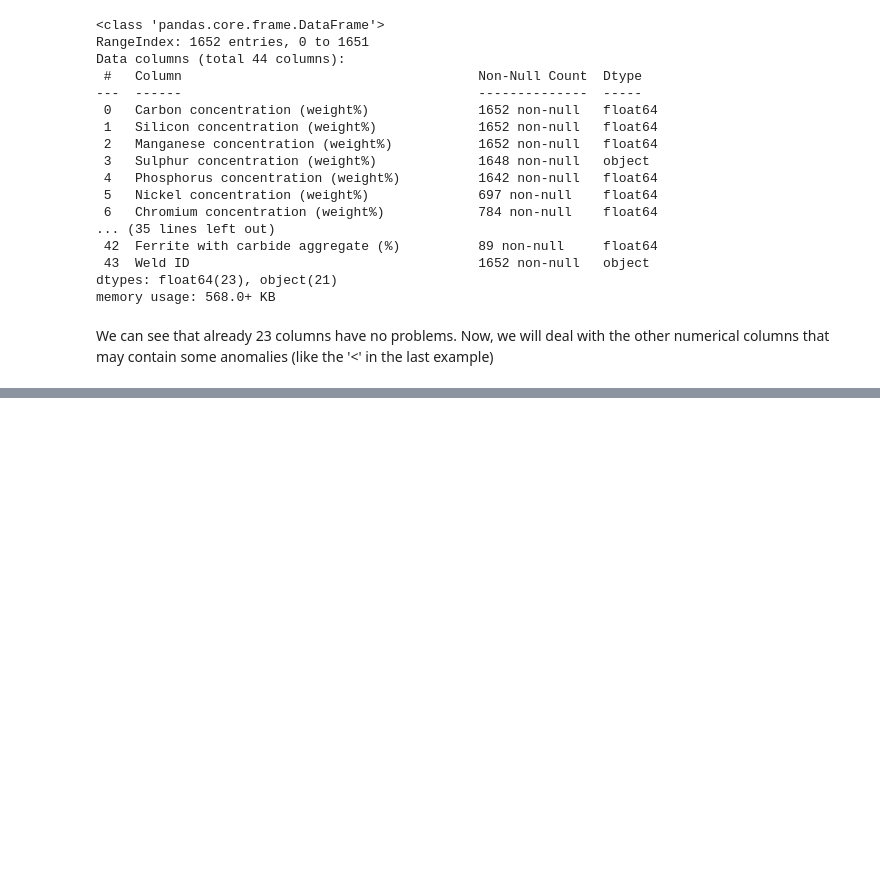
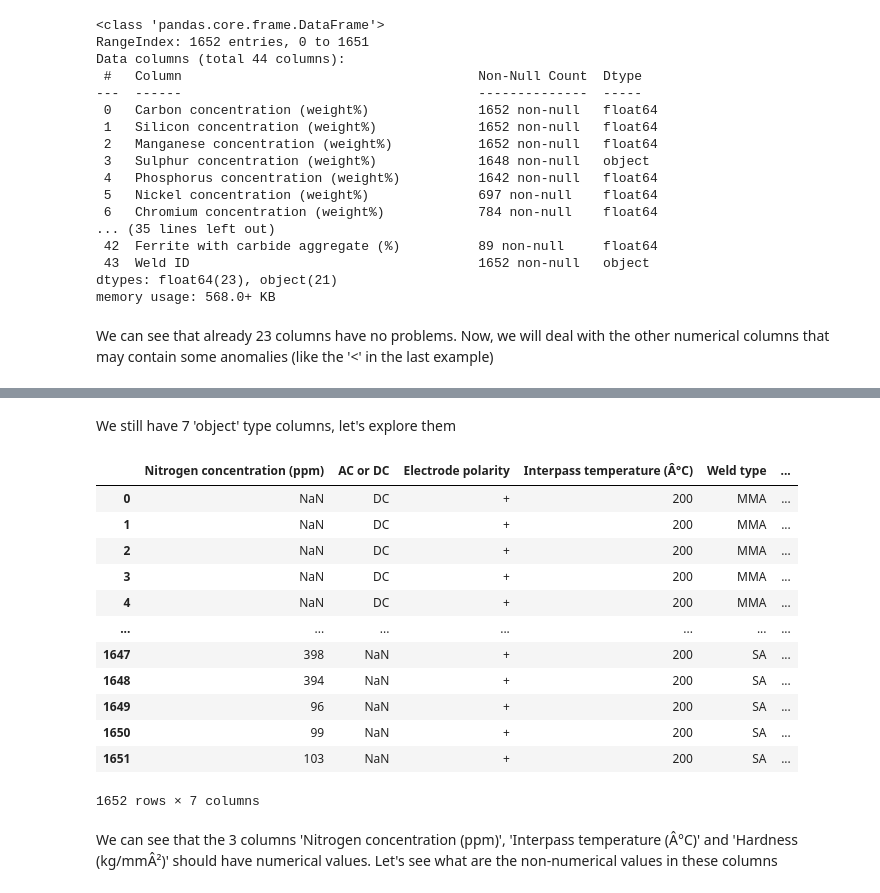
Before and after one commit to elbarhichi/Welding-Quality-Prediction, a Jupyter notebook: ML_PROJECT.ipynb, the cells around one changed output, grey strips where cells are left out. Saved outputs shown, nothing was run; the diff lists cells and outputs as text; code cells hidden in the pictures; blank space fills up the shorter version.

```diff
--- a/ML_PROJECT.ipynb
+++ b/ML_PROJECT.ipynb
@@ -114,0 +142,23 @@ Now, we will deal with the other numerical columns that may contain some anomali
+# %% [markdown]
+We still have 7 'object' type columns, let's explore them
+# %%
+object_columns = df.select_dtypes(include=['object']).columns
+
+df[object_columns]
+# %% [output]
+|  | Nitrogen concentration (ppm) | AC or DC | Electrode polarity | Interpass temperature (Â°C) | Weld type | ... |
+| 0 | NaN | DC | + | 200 | MMA | ... |
+| 1 | NaN | DC | + | 200 | MMA | ... |
+| 2 | NaN | DC | + | 200 | MMA | ... |
+| 3 | NaN | DC | + | 200 | MMA | ... |
+| 4 | NaN | DC | + | 200 | MMA | ... |
+| ... | ... | ... | ... | ... | ... | ... |
+| 1647 | 398 | NaN | + | 200 | SA | ... |
+| 1648 | 394 | NaN | + | 200 | SA | ... |
+| 1649 | 96 | NaN | + | 200 | SA | ... |
+| 1650 | 99 | NaN | + | 200 | SA | ... |
+| 1651 | 103 | NaN | + | 200 | SA | ... |
+1652 rows × 7 columns
+# %% [markdown]
+We can see that the 3 columns 'Nitrogen concentration (ppm)', 'Interpass temperature (Â°C)' and 'Hardness (kg/mmÂ²)' should have numerical values.
+Let's see what are the non-numerical values in these columns
```
Also changed, not shown: parts of 16 cells of this notebook.
